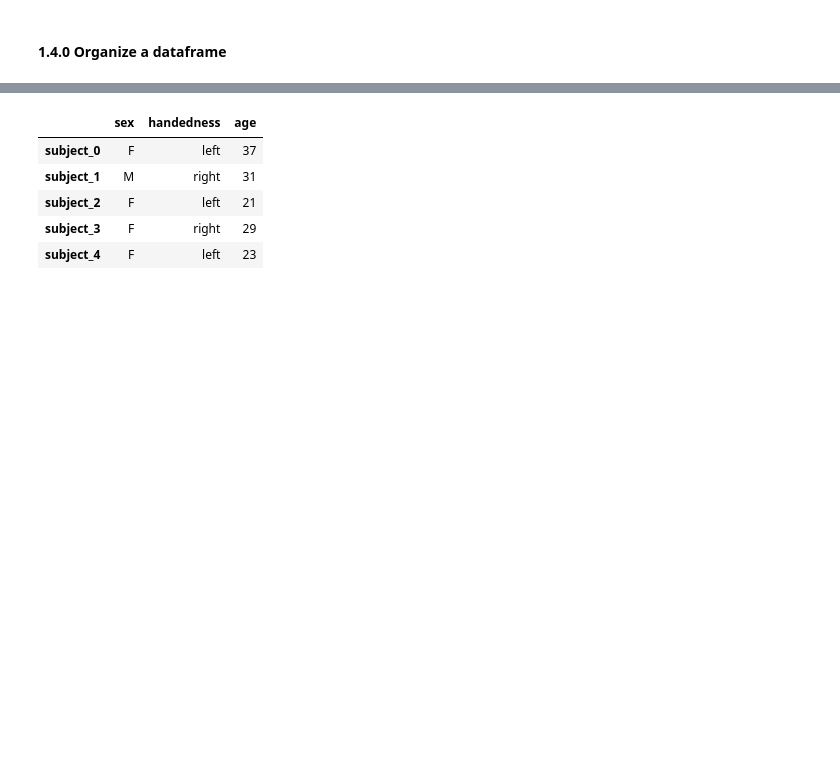
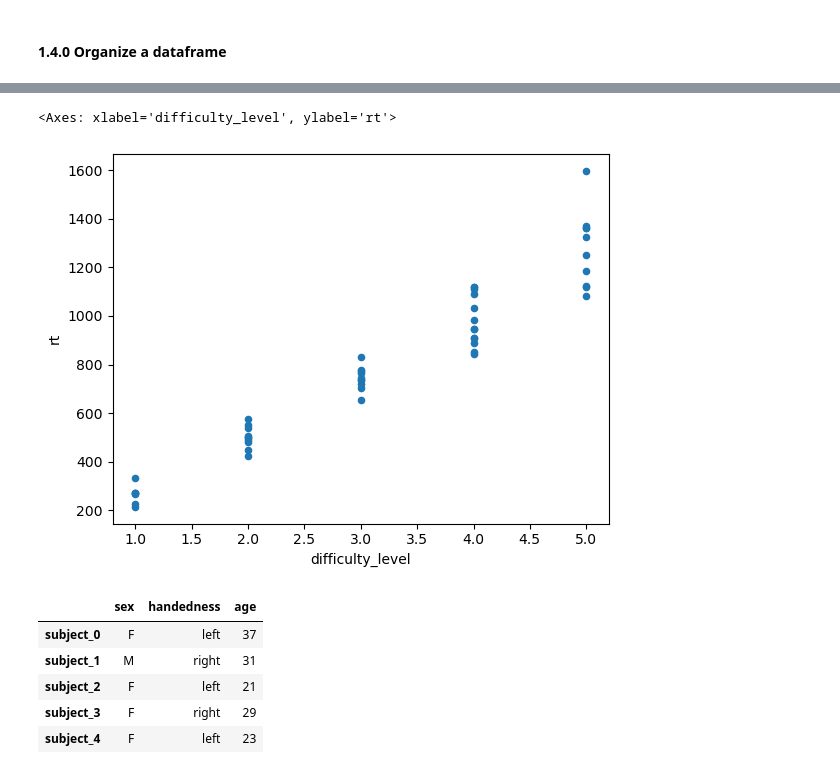
Before and after one commit to vigji/python-cimec-2024, a Jupyter notebook: practicals/Practicals_1.4.ipynb, the cells around one changed output, grey strips where cells are left out. Saved outputs shown, nothing was run; the diff lists cells and outputs as text; code cells hidden in the pictures; blank space fills up the shorter version.

```diff
--- a/practicals/Practicals_1.4.ipynb
+++ b/practicals/Practicals_1.4.ipynb
@@ -61,10 +80,24 @@ data = get_experiment_block_data()
 # %%
 # Convert this nested data to a (flat) dataframe containing all data.
 # (Hint: you can create a DataFrame for every subject and then concatenate)
+all_trials_df_list = []
+for key in data.keys():
+    df = pd.DataFrame(data[key])
+    df["subject_id"] = key
+    all_trials_df_list.append(df)
+
+all_trials_df = pd.concat(all_trials_df_list)
 # %%
 # Select the data for subject 0, and create a scatter plot
 # with the reaction time as a function of the trial difficulty level
 # (Hint: remember the dataframe.plot() function from last lecture)
+
+all_trials_df.loc[all_trials_df["subject_id"] == "subject_0", :].plot(kind="scatter",
+                                                                      x="difficulty_level",
+                                                                      y="rt")
+# %% [output]
+<Axes: xlabel='difficulty_level', ylabel='rt'>
+[figure, added]
 # %%
 # Load the subjects dataframe from the csv file at the url:
 # https://raw.githubusercontent.com/vigji/python-cimec/main/practicals/data/subjects_df.csv
```
Also changed, not shown: parts of 6 cells of this notebook, 1 other file.
